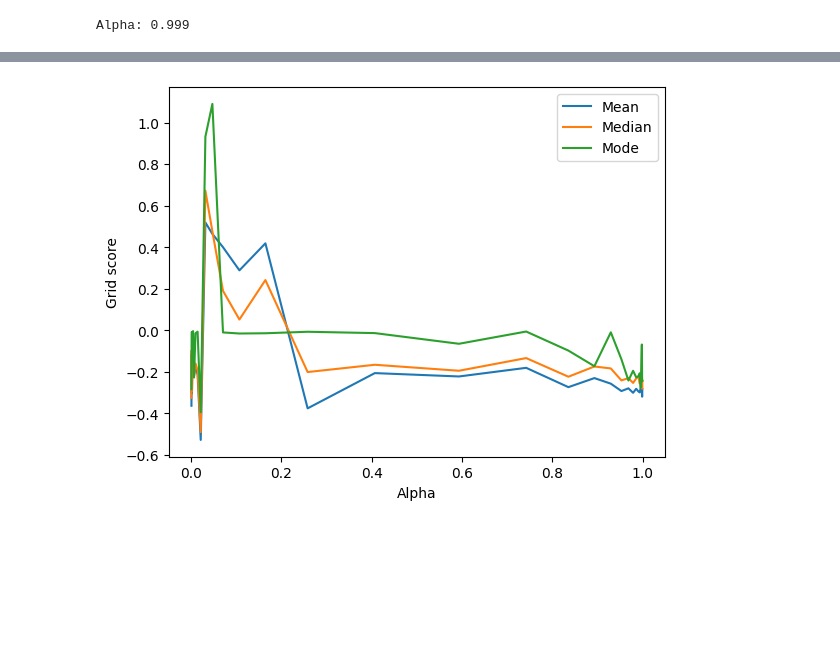
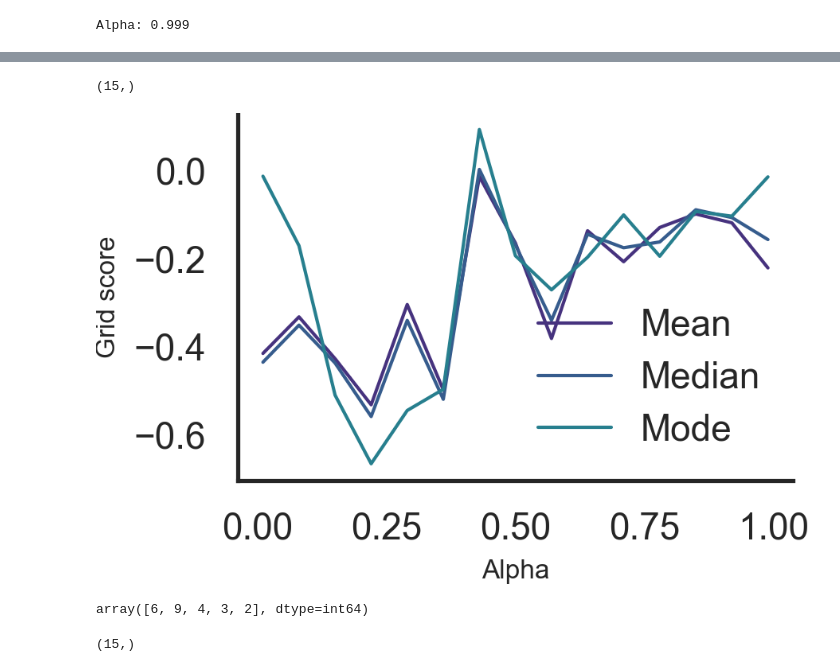
Before and after one commit to bioAI-Oslo/GridsWithoutPI, a Jupyter notebook: grid-search.ipynb, the cells around one changed output, grey strips where cells are left out. Saved outputs shown, nothing was run; the diff lists cells and outputs as text; code cells hidden in the pictures; blank space fills up the shorter version.

Commit message:
Gridsearch med spacing + plotting

```diff
--- a/grid-search.ipynb
+++ b/grid-search.ipynb
@@ -13,4 +16,6 @@ from dataset import DatasetMaker
 import scipy
+# %%
+plt.style.use("project_style.mplstyle")
 # %%
 ## Training parameters
 train_steps = 50000
@@ -24,7 +29,7 @@ device = torch.device('cuda' if torch.cuda.is_available() else 'cpu')
 
 def inverse_transform_sampling(prob_density_func, num_samples):
     # Create an array across the interval [0, 1]
-    x = np.linspace(0.001, 0.999, 10000)
+    x = np.linspace(0.01, 0.99, 10000)
 
     # Calculate the cumulative distribution function (CDF)
     cdf = cumtrapz(prob_density_func(x), x)
@@ -36,7 +41,8 @@ def inverse_transform_sampling(prob_density_func, num_samples):
     return inverse_cdf
 
 # alphas = inverse_transform_sampling(lambda x: 1/(x*(1-x)), 100)
-alphas = inverse_transform_sampling(lambda x: (1-x)/x + x/(1-x), 32)
+# alphas = inverse_transform_sampling(lambda x: (1-x)/x + x/(1-x), 32)
+alphas = inverse_transform_sampling(lambda x: np.ones(len(x)), 15)
 plt.hist(alphas, bins = 60)
 alphas
 # %% [output]
@@ -148,28 +208,53 @@ Alpha: 0.999
 # %%
 # NaNs to zeors
 
-grid_scores = np.load('./gridsearch/rnngc_grid_scores_l2.npy')
-alphas = np.load('./gridsearch/rnnc_grid_scores_alphas_l2.npy')
+grid_scores = np.load('./gridsearch/ffgc_grid_scores.npy')
+grid_spacings = np.load('./gridsearch/ffgc_grid_spacings.npy')
+alphas = np.load('./gridsearch/ffgc_grid_search_alphas.npy')
+sigmas = np.load('./gridsearch/ffgc_grid_search_sigmas.npy')
 
 grid_scores[np.isnan(grid_scores)] = 0
 grid_scores_binned = []
-gs_modes = np.zeros(len(grid_scores))
 
-gs_means = np.mean(grid_scores, axis = 1)
-gs_meadians = np.median(grid_scores, axis = 1)
+
+
+gs_means = np.mean(grid_scores, axis = 2)
+gs_meadians = np.median(grid_scores, axis = 2)
+
+
 # mode on 30 bins
-for i in range(len(grid_scores)):
-    grid_scores_binned.append(np.histogram(grid_scores[i], bins = 100))
+i_plot = 0
+
+grid_scores_i = grid_scores[i_plot]
+
+gs_modes = np.zeros(len(grid_scores_i))
+
+for i in range(len(grid_scores_i)):
+    grid_scores_binned.append(np.histogram(grid_scores_i[i], bins = 100))
     gs_modes[i] = grid_scores_binned[i][1][np.argmax(grid_scores_binned[i][0])]
-plt.plot(alphas, gs_means, label = 'Mean')
-plt.plot(alphas, gs_meadians, label = 'Median')
+
+
+print(gs_modes.shape)
+
+plt.figure(figsize=(3,2))
+plt.plot(alphas, gs_means[i_plot], label = 'Mean')
+plt.plot(alphas, gs_meadians[i_plot], label = 'Median')
 plt.plot(alphas, gs_modes, label = 'Mode')
 plt.xlabel('Alpha')
 plt.ylabel('Grid score')
 plt.legend()
 # plt.savefig('./gridsearch/ffgc_grid_scores.png')
 plt.show()
 # %% [output]
+(15,)
-[figure, old version]
+[figure, new version]
+# %%
+np.argmax(gs_means, axis = 1)
+# %% [output]
+array([6, 9, 4, 3, 2], dtype=int64)
+# %%
+grid_spacings.shaape
+# %% [output]
+(15,)
 # %%
 mode_max = alphas[np.argmax(gs_modes)]
```
Also changed, not shown: parts of 7 cells of this notebook.
